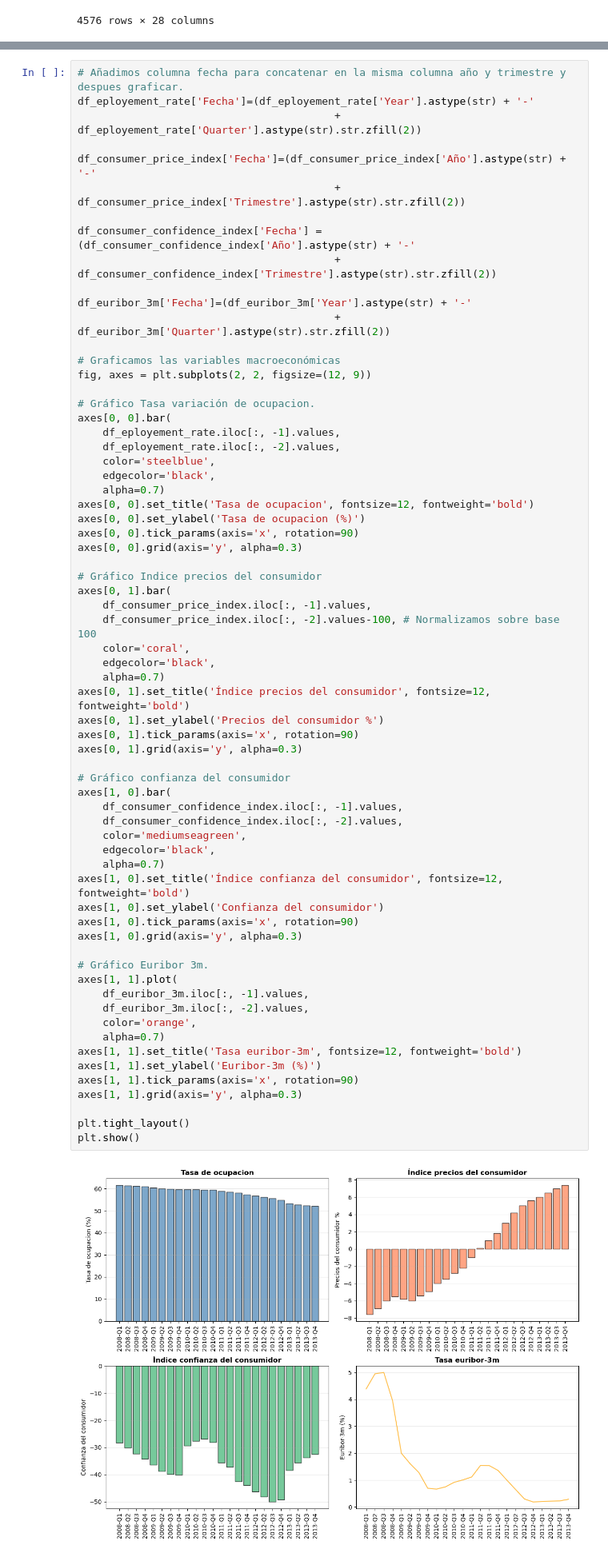
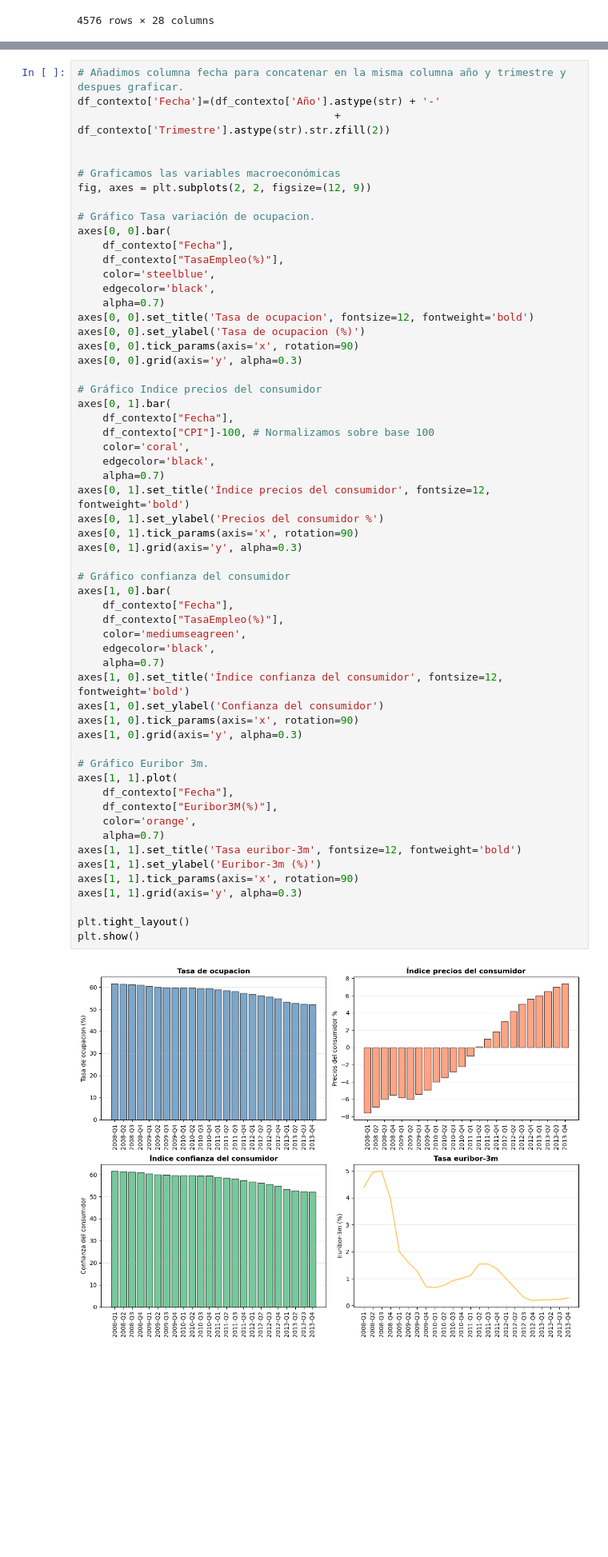
Before and after one commit to pablomaster99/Proyecto-Final-Nuclio-Finetech, a Jupyter notebook: Grupo_1_Analisis_Fintech.ipynb, the cells around one changed output, grey strips where cells are left out. Shown at 80% size. Saved outputs shown, nothing was run; the diff lists cells and outputs as text; blank space fills up the shorter version.

```diff
--- a/Grupo_1_Analisis_Fintech.ipynb
+++ b/Grupo_1_Analisis_Fintech.ipynb
@@ -308,24 +307,16 @@ plt.show()
 # %%
 # Añadimos columna fecha para concatenar en la misma columna año y trimestre y despues graficar.
-df_eployement_rate['Fecha']=(df_eployement_rate['Year'].astype(str) + '-'
-                                         + df_eployement_rate['Quarter'].astype(str).str.zfill(2))
+df_contexto['Fecha']=(df_contexto['Año'].astype(str) + '-'
+                                         + df_contexto['Trimestre'].astype(str).str.zfill(2))
 
-df_consumer_price_index['Fecha']=(df_consumer_price_index['Año'].astype(str) + '-'
-                                         + df_consumer_price_index['Trimestre'].astype(str).str.zfill(2))
-
-df_consumer_confidence_index['Fecha'] = (df_consumer_confidence_index['Año'].astype(str) + '-'
-                                         + df_consumer_confidence_index['Trimestre'].astype(str).str.zfill(2))
-
-df_euribor_3m['Fecha']=(df_euribor_3m['Year'].astype(str) + '-'
-                                         + df_euribor_3m['Quarter'].astype(str).str.zfill(2))
 
 # Graficamos las variables macroeconómicas
 fig, axes = plt.subplots(2, 2, figsize=(12, 9))
 
 # Gráfico Tasa variación de ocupacion.
 axes[0, 0].bar(
-    df_eployement_rate.iloc[:, -1].values,
-    df_eployement_rate.iloc[:, -2].values,
+    df_contexto["Fecha"],
+    df_contexto["TasaEmpleo(%)"],
     color='steelblue',
     edgecolor='black',
     alpha=0.7)
@@ -336,43 +327,43 @@ axes[0, 0].grid(axis='y', alpha=0.3)
 
 # Gráfico Indice precios del consumidor
 axes[0, 1].bar(
-    df_consumer_price_index.iloc[:, -1].values,
-    df_consumer_price_index.iloc[:, -2].values-100, # Normalizamos sobre base 100
+    df_contexto["Fecha"],
+    df_contexto["CPI"]-100, # Normalizamos sobre base 100
     color='coral',
     edgecolor='black',
     alpha=0.7)
 axes[0, 1].set_title('Índice precios del consumidor', fontsize=12, fontweight='bold')
 axes[0, 1].set_ylabel('Precios del consumidor %')
 axes[0, 1].tick_params(axis='x', rotation=90)
 axes[0, 1].grid(axis='y', alpha=0.3)
 
 # Gráfico confianza del consumidor
 axes[1, 0].bar(
-    df_consumer_confidence_index.iloc[:, -1].values,
-    df_consumer_confidence_index.iloc[:, -2].values,
+    df_contexto["Fecha"],
+    df_contexto["TasaEmpleo(%)"],
     color='mediumseagreen',
     edgecolor='black',
     alpha=0.7)
 axes[1, 0].set_title('Índice confianza del consumidor', fontsize=12, fontweight='bold')
 axes[1, 0].set_ylabel('Confianza del consumidor')
 axes[1, 0].tick_params(axis='x', rotation=90)
 axes[1, 0].grid(axis='y', alpha=0.3)
 
 # Gráfico Euribor 3m.
 axes[1, 1].plot(
-    df_euribor_3m.iloc[:, -1].values,
-    df_euribor_3m.iloc[:, -2].values,
+    df_contexto["Fecha"],
+    df_contexto["Euribor3M(%)"],
     color='orange',
     alpha=0.7)
 axes[1, 1].set_title('Tasa euribor-3m', fontsize=12, fontweight='bold')
 axes[1, 1].set_ylabel('Euribor-3m (%)')
 axes[1, 1].tick_params(axis='x', rotation=90)
 axes[1, 1].grid(axis='y', alpha=0.3)
 
 plt.tight_layout()
 plt.show()
 # %% [output]
-[figure, old version]
+[figure, new version]
 # %% [markdown]
 ## Contrataciones depostito
 # %%
```
Also changed, not shown: parts of 23 cells of this notebook, 4 other files.
